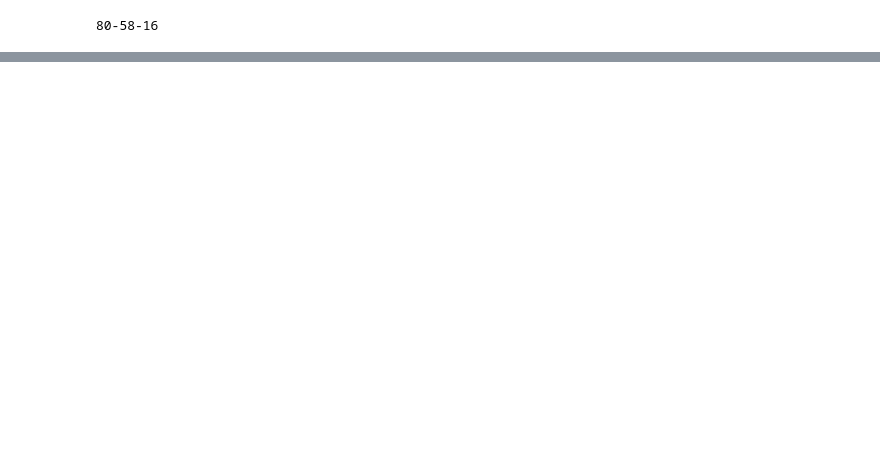
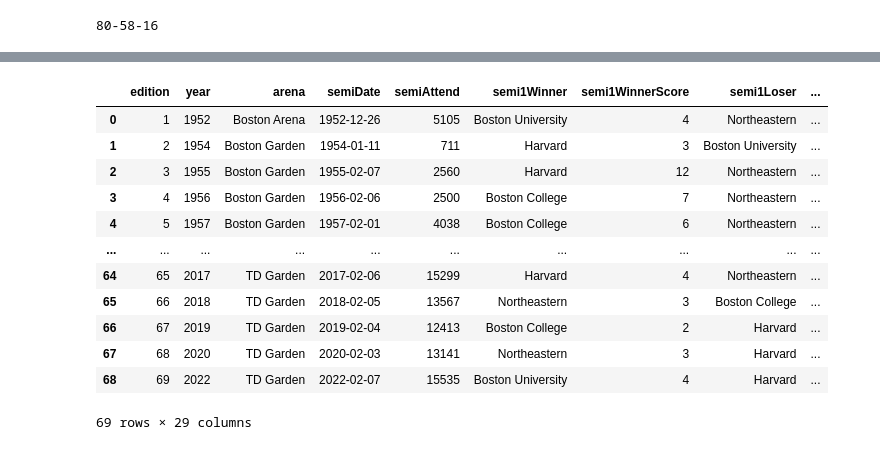
Before and after one commit to redsoxfan2194/buhockeystats, a Jupyter notebook: BU Record Book-Clean.ipynb, the cells around one changed output, grey strips where cells are left out. Drawn from its saved outputs; the diff is of its cells as text; code cells hidden in the pictures; blank space fills up the shorter version.

Commit message:
updates for day of week and beanpot

```diff
--- a/BU Record Book-Clean.ipynb
+++ b/BU Record Book-Clean.ipynb
@@ -198,8 +190,6 @@ def decodeTeam(team):
     team=team.replace("-","")
     team=team.replace("'","")
     team=team.replace(".","")
-    if(team=='beanpot'):
-        team = random.choice(['bu','bc','nu','hu'])
     dict={"afa" : "Air Force",
         "aic" : "American International",
         "alabamahuntsville" : "Alabama Huntsville",
@@ -438 +430,6 @@ def determineQueryType(query):
     return qType
+# %%
+i='.on'
+query='record at boston college on mon in march'
+print(i,query,sep='\n')
+[m.group(0) for m in re.finditer(i,query)]
@@ -634,0 +688,7 @@ dfRes=dfGames.loc[(dfGames['opponent'].str.contains('Boston College',case=False)
+# %%
+#query='record at matthews in march'
+query='Lacouvee career record'
+if(determineQueryType(query)!='player'):
+    print(getResults(dfGames,query))
+else:
+    print(getPlayerStats(dfSkate,dfGoalie,dfJersey,query))
@@ -686,0 +766,21 @@ dfSkate.loc[dfSkate['name'].isin((dfJersey.loc[dfJersey['number']==3]['name']))]
+# %%
+fileName=('SeasonLeaders.txt')
+leadList=[]
+with open(fileName, 'r', encoding='utf-8') as f:
+    read_data = f.read()
+    rows=read_data.split('\n')
+    number=0
+    for i in rows:
+        leadSearch=re.search('(\d{4}-\d{2}) (\d*) (.*) (\d*) (.*) (\d*) (.*)',i)
+        if leadSearch!=None:
+            leadDict={'season':leadSearch.group(1),
+                      'year': int(leadSearch.group(1)[:4])+1,
+                       'goals':convertToInt(leadSearch.group(2)),
+                        'gname':leadSearch.group(3),
+                       'assists':convertToInt(leadSearch.group(4)),
+                       'aname':leadSearch.group(5),
+                       'pts':convertToInt(leadSearch.group(6)),
+                       'pname':leadSearch.group(7)}
+            leadList.append(leadDict)
+f.close()
+dfLead=pd.DataFrame(leadList)
@@ -686,0 +835,16 @@ dfSkate.loc[dfSkate['name'].isin((dfJersey.loc[dfJersey['number']==3]['name']))]
+# %%
+dfBeanpot
+# %% [output]
+|  | edition | year | arena | semiDate | semiAttend | semi1Winner | semi1WinnerScore | semi1Loser | ... |
+| 0 | 1 | 1952 | Boston Arena | 1952-12-26 | 5105 | Boston University | 4 | Northeastern | ... |
+| 1 | 2 | 1954 | Boston Garden | 1954-01-11 | 711 | Harvard | 3 | Boston University | ... |
+| 2 | 3 | 1955 | Boston Garden | 1955-02-07 | 2560 | Harvard | 12 | Northeastern | ... |
+| 3 | 4 | 1956 | Boston Garden | 1956-02-06 | 2500 | Boston College | 7 | Northeastern | ... |
+| 4 | 5 | 1957 | Boston Garden | 1957-02-01 | 4038 | Boston College | 6 | Northeastern | ... |
+| ... | ... | ... | ... | ... | ... | ... | ... | ... | ... |
+| 64 | 65 | 2017 | TD Garden | 2017-02-06 | 15299 | Harvard | 4 | Northeastern | ... |
+| 65 | 66 | 2018 | TD Garden | 2018-02-05 | 13567 | Northeastern | 3 | Boston College | ... |
+| 66 | 67 | 2019 | TD Garden | 2019-02-04 | 12413 | Boston College | 2 | Harvard | ... |
+| 67 | 68 | 2020 | TD Garden | 2020-02-03 | 13141 | Northeastern | 3 | Harvard | ... |
+| 68 | 69 | 2022 | TD Garden | 2022-02-07 | 15535 | Boston University | 4 | Harvard | ... |
+69 rows × 29 columns
```
Also changed, not shown: parts of 26 cells of this notebook, 5 other files.
